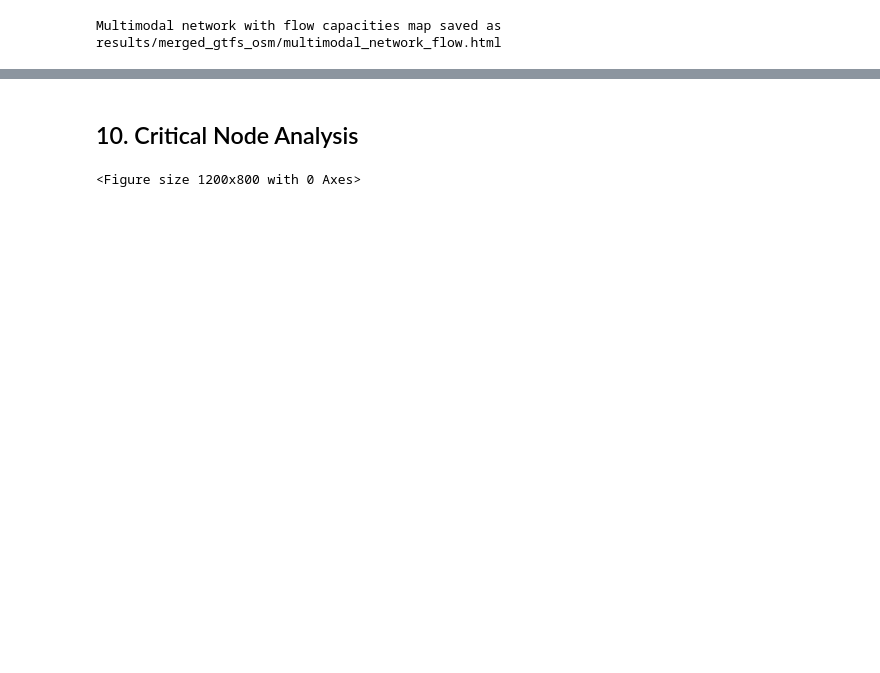
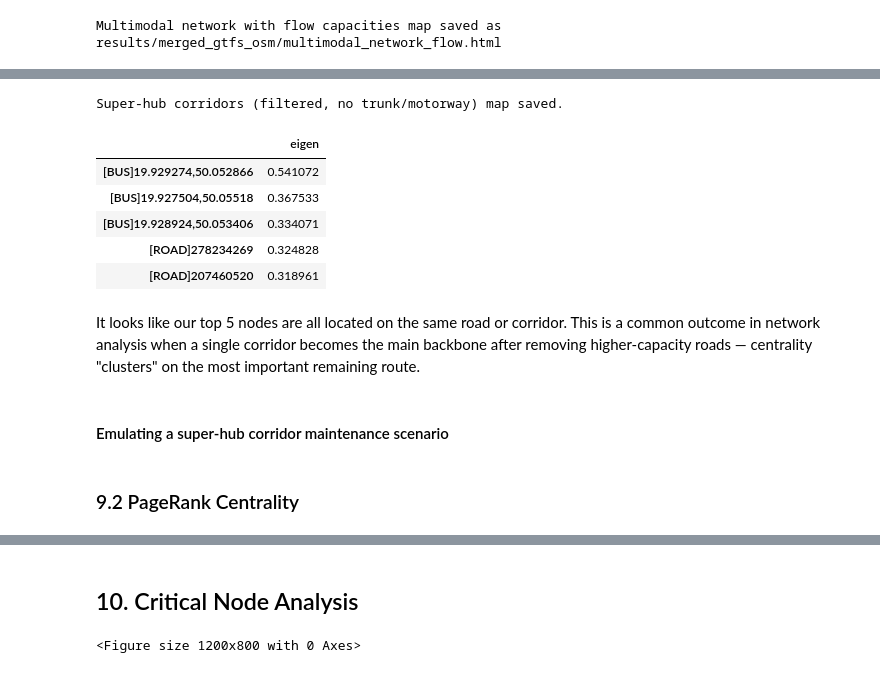
Before and after one commit to aliakseibrown/gtfs-krakow, a Jupyter notebook: krakow_transport_analysis.ipynb, the cells around one changed output, grey strips where cells are left out. Saved outputs shown, nothing was run; the diff lists cells and outputs as text; code cells hidden in the pictures; blank space fills up the shorter version.

Commit message:
Final analysis

```diff
--- a/krakow_transport_analysis.ipynb
+++ b/krakow_transport_analysis.ipynb
@@ -1230,0 +1368,14 @@ Series.__getitem__ treating keys as positions is deprecated. In a future version
+# %%
+
+# 1. Create a filtered copy of the network (remove trunk/motorway edges)
+filtered_network = integrated_network.copy()
+edges_to_remove = [
+    (u, v) for u, v, d in filtered_network.edges(data=True)
+    if d.get('road_size') in ('trunk', 'motorway')
+]
+filtered_network.remove_edges_from(edges_to_remove)
+print(f"Filtered network: {filtered_network.number_of_nodes()} nodes, {filtered_network.number_of_edges()} edges")
+
+# 2. Recalculate eigenvector centrality
+filtered_eigen = nx.eigenvector_centrality(filtered_network, weight='flow_capacity', max_iter=1000)
+filtered_eigen_df = pd.DataFrame.from_dict(filtered_eigen, orient='index', columns=['eigen'])
@@ -1230,0 +1462,39 @@ Series.__getitem__ treating keys as positions is deprecated. In a future version
+# %%
+
+# 4. Take top 5 nodes and create super-hub corridors
+top5 = filtered_eigen_df.sort_values('eigen', ascending=False).head(5)
+def visualize_superhub_corridors(filtered_network, top, name):
+    """Visualize corridors between top 5 super-hub nodes"""
+        # Create map centered on Krakow
+    m = folium.Map(location=[50.0614, 19.9372], zoom_start=12, tiles='CartoDB positron')
+    for idx, node in enumerate(top.index):
+        data = filtered_network.nodes[node]
+        folium.Marker(
+            [data['y'], data['x']],
+            popup=f"Super-Hub {idx+1}: {node}",
+            icon=folium.Icon(color='red', icon='star')
+        ).add_to(m)
+    for n1, n2 in combinations(top.index, 2):
+        d1, d2 = filtered_network.nodes[n1], filtered_network.nodes[n2]
+        folium.PolyLine([[d1['y'], d1['x']], [d2['y'], d2['x']]], color='purple', weight=4, opacity=0.7).add_to(m)
+    m.save(os.path.join(MERGED_DIR, 'superhub_corridors_filtered_{}.html'.format(''.join(name))))
+    print("Super-hub corridors (filtered, no trunk/motorway) map saved.")
+
+visualize_superhub_corridors(filtered_network, top5, '5')
+# %% [output]
+Super-hub corridors (filtered, no trunk/motorway) map saved.
+# %%
+top5
+# %% [output]
+|  | eigen |
+| [BUS]19.929274,50.052866 | 0.541072 |
+| [BUS]19.927504,50.05518 | 0.367533 |
+| [BUS]19.928924,50.053406 | 0.334071 |
+| [ROAD]278234269 | 0.324828 |
+| [ROAD]207460520 | 0.318961 |
+# %% [markdown]
+It looks like our top 5 nodes are all located on the same road or corridor. This is a common outcome in network analysis when a single corridor becomes the main backbone after removing higher-capacity roads — centrality "clusters" on the most important remaining route.
+# %% [markdown]
+#### Emulating a super-hub corridor maintenance scenario
+# %% [markdown]
+### 9.2 PageRank Centrality
```
Also changed, not shown: parts of 42 cells of this notebook, 26 other files.
